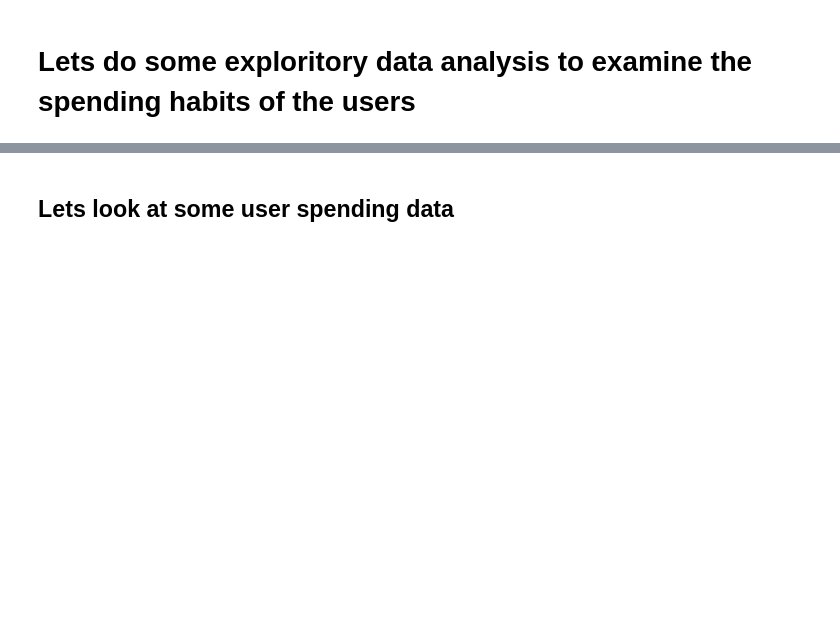
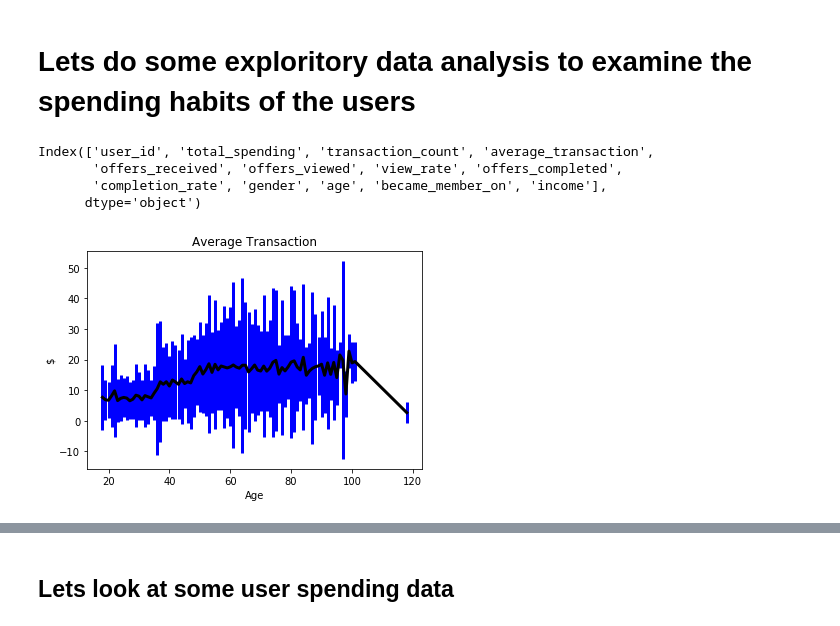
Before and after one commit to QuintinSheridan/StarbucksOffers, a Jupyter notebook: Starbucks_Capstone_notebook.ipynb, the cells around one changed output, grey strips where cells are left out. Saved outputs shown, nothing was run; the diff lists cells and outputs as text; code cells hidden in the pictures; blank space fills up the shorter version.

```diff
--- a/Starbucks_Capstone_notebook.ipynb
+++ b/Starbucks_Capstone_notebook.ipynb
@@ -658,5 +604,3 @@ Max day 1
-# %%
-profile.drop('became_member_on', axis=1, inplace=True)
 # %% [markdown]
 # Rename columns to have more meaning
 # %%
@@ -738,7 +651,7 @@ Index(['event', 'user_id', 'time', 'transaction_amount', 'rewarded',
 # %% [markdown]
 # Lets do some exploritory data analysis to examine the spending habits of the users
 # %%
-def get_user_spending(transcript, portfolio):
+def get_user_spending(transcript, profile, portfolio):
     '''Function that examines aggreagate spending habbits of users
     Args:
         transcript (df): df with events
@@ -787,4 +700,42 @@ def get_user_spending(transcript, portfolio):
 
     user_spending.fillna(0, inplace=True)
 
+    user_spending = user_spending.merge(profile, how='left', on='user_id')
+
     return user_spending
+
+user_spending = get_user_spending(transcript, profile, portfolio)
+# %%
+user_spending.columns
+# %% [output]
+Index(['user_id', 'total_spending', 'transaction_count', 'average_transaction',
+       'offers_received', 'offers_viewed', 'view_rate', 'offers_completed',
+       'completion_rate', 'gender', 'age', 'became_member_on', 'income'],
+      dtype='object')
+# %%
+def plot_avergae_w_error(df, x_col, y_col, y_err_col, plot_title, x_label,  y_label):
+    '''Function to make x-y line plot with error bars
+    Args:
+        df (df): df
+        x_col (str): col for x axis
+        y_col (str): col for y axis
+        y_err_col: col for y error bars
+        plot_title (str): plot title
+        x_label (str): x axis label
+        y_label (str): y axis label
+    Returns:
+        None
+    '''
+    plt.figure()
+    plt.errorbar(df[x_col].values, df[y_col].values, yerr=df[y_err_col].values,
+                      color='k', lw=3,  ecolor='b')
+    plt.xlabel(x_label)
+    plt.ylabel(y_label)
+    plt.title(plot_title)
+# %%
+average_transaction_df = user_spending.groupby('age')['average_transaction'].agg(
+    [('average_transaction', 'mean'), ('STDDEV', 'std')]).reset_index()
+
+plot_avergae_w_error(average_transaction_df, 'age', 'average_transaction', 'STDDEV', 'Average Transaction', 'Age',  '$')
+# %% [output]
+[figure, added]
```
Also changed, not shown: parts of 155 cells of this notebook, 6 other files.
